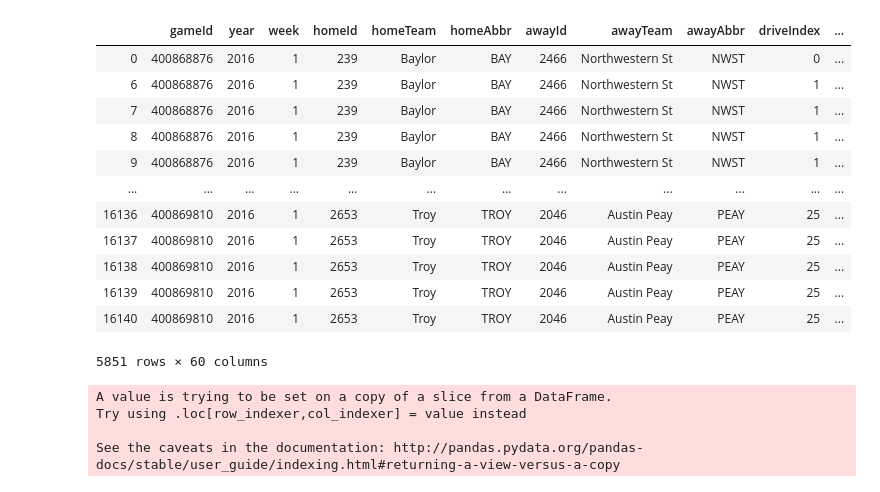
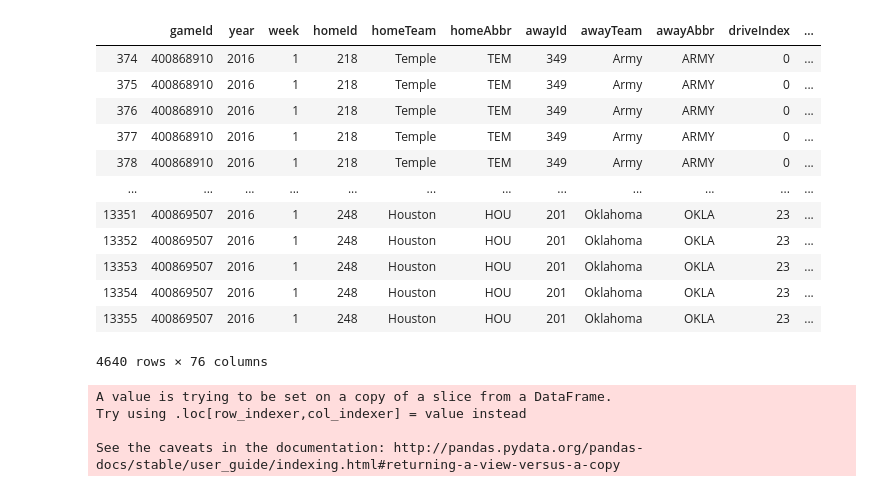
Before and after one commit to nwiatrek/cfb-ml, a Jupyter notebook: Generate Drive.ipynb, the cells around one changed output. Cells and saved outputs as stored; diff of their text form; code cells hidden in the pictures.

```diff
--- a/Generate Drive.ipynb
+++ b/Generate Drive.ipynb
@@ -21,28 +26,30 @@ field_goal_classifier = pickle.load(open('models/field_goal_made.sav', 'rb'))
 # %%
 # just a df to play with
 df = pd.read_csv('./data/PBP - 2016 - Week 1.csv')
 special_teams_stats = pd.read_csv('./data/Special Teams Stats 2016.csv')
 special_teams_stats = special_teams_stats.drop(columns=['Rk'])
 offense_stats = pd.read_csv('./data/Offense Stats 2016.csv')
-fulldf = df.join(special_teams_stats.set_index('School'), on='homeTeam')
-fulldf = fulldf.join(offense_stats.set_index('School'), on='homeTeam')
+defense_stats = pd.read_csv('./data/Defense Stats 2016.csv')
+
+fulldf = df.join(special_teams_stats.set_index('School'), on='offenseTeam')
+fulldf = fulldf.join(offense_stats.set_index('School'), on='offenseTeam', rsuffix='_offense_stats')
+fulldf = fulldf.join(defense_stats.set_index('School'), on='defenseTeam', rsuffix='_defense_stats')
 fulldf = fulldf.dropna()
-fulldf = fulldf.query('homeTeam == offenseTeam')
 fulldf
 # %% [output]
 |  | gameId | year | week | homeId | homeTeam | homeAbbr | awayId | awayTeam | awayAbbr | driveIndex | ... |
-| 0 | 400868876 | 2016 | 1 | 239 | Baylor | BAY | 2466 | Northwestern St | NWST | 0 | ... |
-| 6 | 400868876 | 2016 | 1 | 239 | Baylor | BAY | 2466 | Northwestern St | NWST | 1 | ... |
-| 7 | 400868876 | 2016 | 1 | 239 | Baylor | BAY | 2466 | Northwestern St | NWST | 1 | ... |
-| 8 | 400868876 | 2016 | 1 | 239 | Baylor | BAY | 2466 | Northwestern St | NWST | 1 | ... |
-| 9 | 400868876 | 2016 | 1 | 239 | Baylor | BAY | 2466 | Northwestern St | NWST | 1 | ... |
+| 374 | 400868910 | 2016 | 1 | 218 | Temple | TEM | 349 | Army | ARMY | 0 | ... |
+| 375 | 400868910 | 2016 | 1 | 218 | Temple | TEM | 349 | Army | ARMY | 0 | ... |
+| 376 | 400868910 | 2016 | 1 | 218 | Temple | TEM | 349 | Army | ARMY | 0 | ... |
+| 377 | 400868910 | 2016 | 1 | 218 | Temple | TEM | 349 | Army | ARMY | 0 | ... |
+| 378 | 400868910 | 2016 | 1 | 218 | Temple | TEM | 349 | Army | ARMY | 0 | ... |
 | ... | ... | ... | ... | ... | ... | ... | ... | ... | ... | ... | ... |
-| 16136 | 400869810 | 2016 | 1 | 2653 | Troy | TROY | 2046 | Austin Peay | PEAY | 25 | ... |
-| 16137 | 400869810 | 2016 | 1 | 2653 | Troy | TROY | 2046 | Austin Peay | PEAY | 25 | ... |
-| 16138 | 400869810 | 2016 | 1 | 2653 | Troy | TROY | 2046 | Austin Peay | PEAY | 25 | ... |
-| 16139 | 400869810 | 2016 | 1 | 2653 | Troy | TROY | 2046 | Austin Peay | PEAY | 25 | ... |
-| 16140 | 400869810 | 2016 | 1 | 2653 | Troy | TROY | 2046 | Austin Peay | PEAY | 25 | ... |
+| 13351 | 400869507 | 2016 | 1 | 248 | Houston | HOU | 201 | Oklahoma | OKLA | 23 | ... |
+| 13352 | 400869507 | 2016 | 1 | 248 | Houston | HOU | 201 | Oklahoma | OKLA | 23 | ... |
+| 13353 | 400869507 | 2016 | 1 | 248 | Houston | HOU | 201 | Oklahoma | OKLA | 23 | ... |
+| 13354 | 400869507 | 2016 | 1 | 248 | Houston | HOU | 201 | Oklahoma | OKLA | 23 | ... |
+| 13355 | 400869507 | 2016 | 1 | 248 | Houston | HOU | 201 | Oklahoma | OKLA | 23 | ... |
-5851 rows × 60 columns
+4640 rows × 76 columns
 # %%
 def seconds_left_in_quarter(clock):
     clock = clock.split(':')
```
Also changed, not shown: parts of 12 cells of this notebook, 7 other files.
